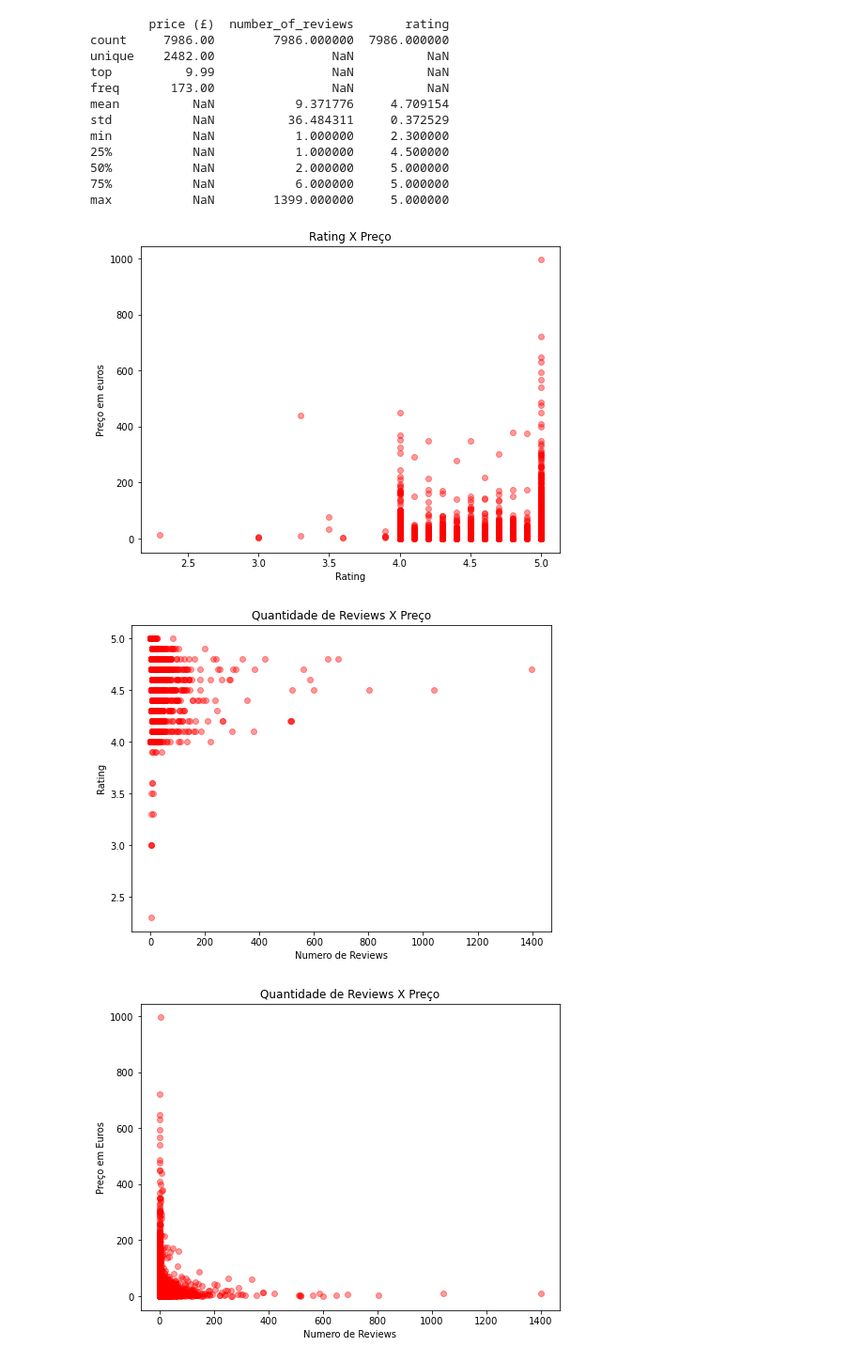
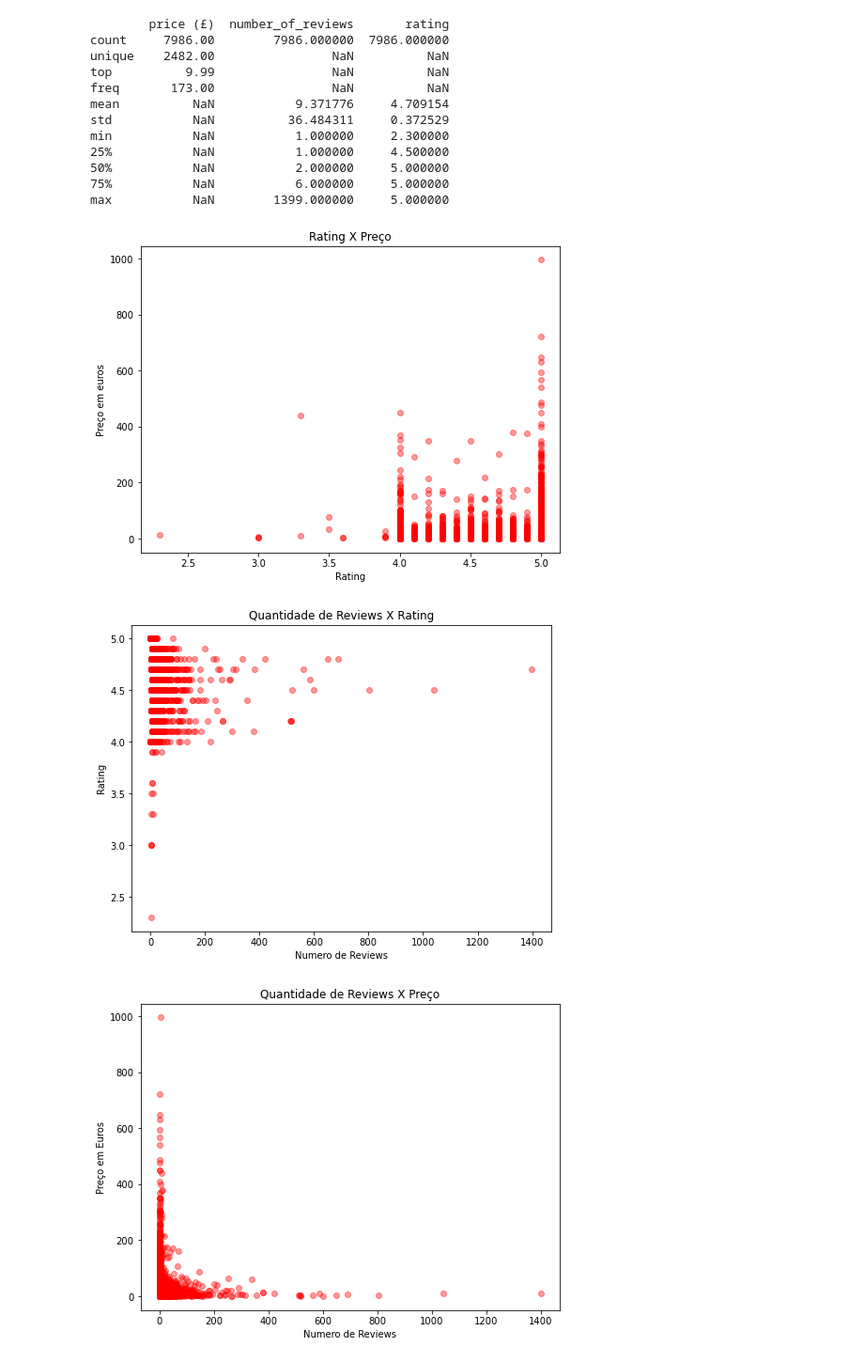
Before and after one commit to betomansur/projeto-2, a Jupyter notebook: Principal.ipynb, the cells around one changed output. Shown at 94% size. Cells and saved outputs as stored; diff of their text form; code cells hidden in the pictures.

```diff
--- a/Principal.ipynb
+++ b/Principal.ipynb
@@ -70,28 +70,28 @@ max           NaN        1399.000000     5.000000
 # %%
 
 plt.figure(figsize = (8,6))
 plt.scatter(dados.rating,dados["price (£)"], c='red', alpha=0.4)
 plt.title('Rating X Preço')
 plt.xlabel('Rating')
 plt.ylabel('Preço em euros')
 plt.show()
 
 plt.figure(figsize = (8,6))
 plt.scatter(dados.number_of_reviews, dados.rating, c='red', alpha=0.4)
-plt.title('Quantidade de Reviews X Preço')
+plt.title('Quantidade de Reviews X Rating')
 plt.xlabel('Numero de Reviews')
 plt.ylabel('Rating')
 
 plt.show()
 
 plt.figure(figsize = (8,6))
 plt.scatter(dados.number_of_reviews, dados["price (£)"], c='red', alpha=0.4)
 plt.title('Quantidade de Reviews X Preço')
 plt.xlabel('Numero de Reviews')
 plt.ylabel('Preço em Euros')
 
 plt.show()
 # %% [output]
 [figure]
-[figure, old version]
+[figure, new version]
 [figure]
```
